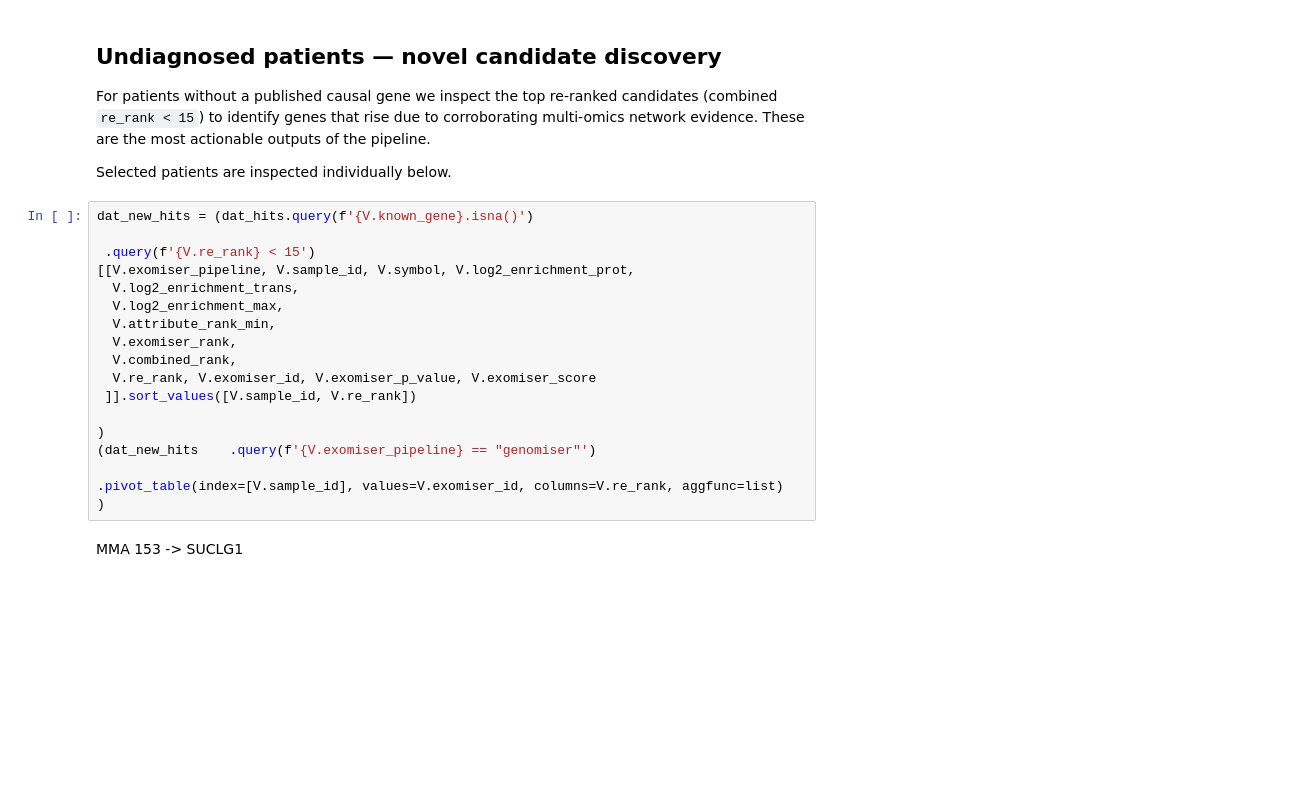
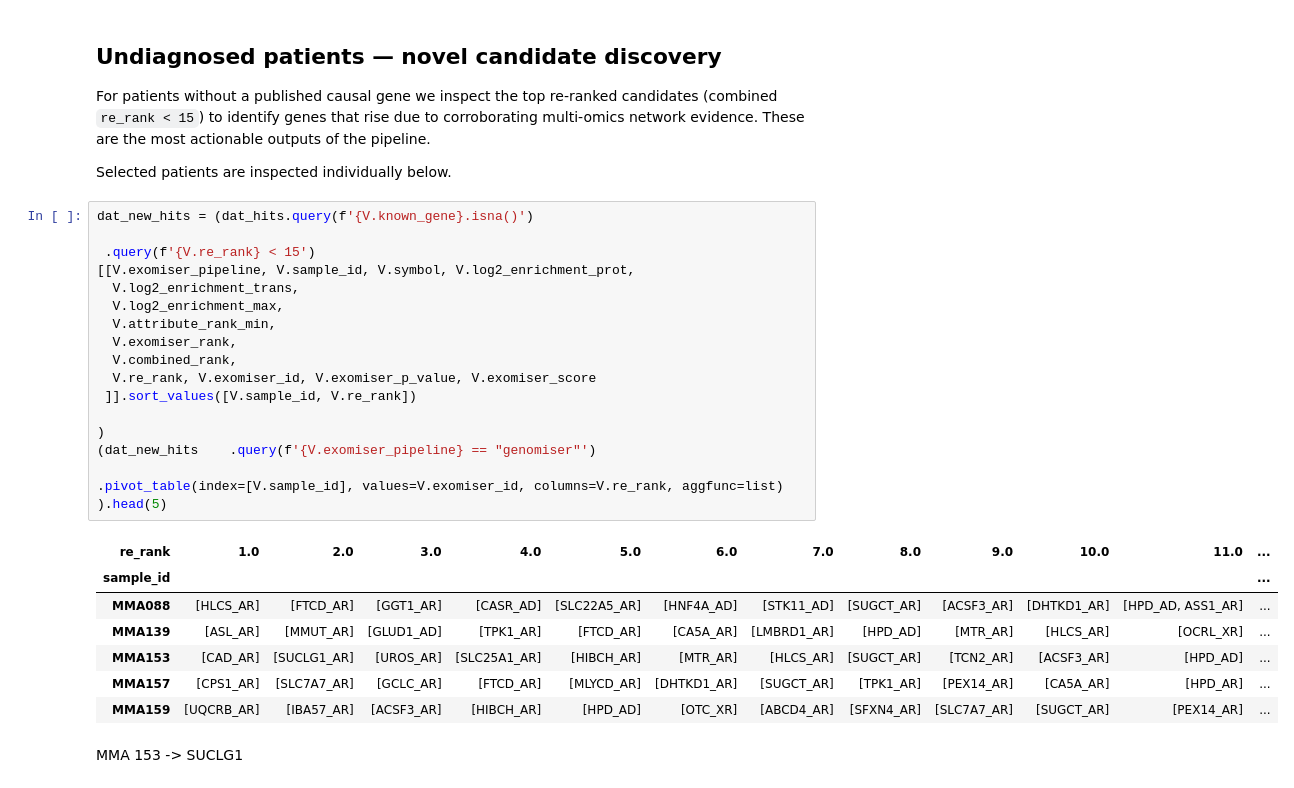
Before and after one commit to napistu/napistu-scrapyard, a Jupyter notebook: applications/forny_2023/variant_reranking.ipynb, the cells around one changed output. Saved outputs shown, nothing was run; the diff lists cells and outputs as text; blank space fills up the shorter version.

```diff
--- a/applications/forny_2023/variant_reranking.ipynb
+++ b/applications/forny_2023/variant_reranking.ipynb
@@ -464,21 +764,29 @@ Selected patients are inspected individually below.
 # %%
 dat_new_hits = (dat_hits.query(f'{V.known_gene}.isna()')
 
  .query(f'{V.re_rank} < 15')
 [[V.exomiser_pipeline, V.sample_id, V.symbol, V.log2_enrichment_prot,
   V.log2_enrichment_trans,
   V.log2_enrichment_max,
   V.attribute_rank_min,
   V.exomiser_rank,
   V.combined_rank,
   V.re_rank, V.exomiser_id, V.exomiser_p_value, V.exomiser_score
  ]].sort_values([V.sample_id, V.re_rank])
 
 )
 (dat_new_hits    .query(f'{V.exomiser_pipeline} == "genomiser"')
 
 .pivot_table(index=[V.sample_id], values=V.exomiser_id, columns=V.re_rank, aggfunc=list)
-)
+).head(5)
+# %% [output]
+| re_rank | 1.0 | 2.0 | 3.0 | 4.0 | 5.0 | 6.0 | 7.0 | 8.0 | 9.0 | 10.0 | 11.0 | ... |
+| sample_id |  |  |  |  |  |  |  |  |  |  |  | ... |
+| MMA088 | [HLCS_AR] | [FTCD_AR] | [GGT1_AR] | [CASR_AD] | [SLC22A5_AR] | [HNF4A_AD] | [STK11_AD] | [SUGCT_AR] | [ACSF3_AR] | [DHTKD1_AR] | [HPD_AD, ASS1_AR] | ... |
+| MMA139 | [ASL_AR] | [MMUT_AR] | [GLUD1_AD] | [TPK1_AR] | [FTCD_AR] | [CA5A_AR] | [LMBRD1_AR] | [HPD_AD] | [MTR_AR] | [HLCS_AR] | [OCRL_XR] | ... |
+| MMA153 | [CAD_AR] | [SUCLG1_AR] | [UROS_AR] | [SLC25A1_AR] | [HIBCH_AR] | [MTR_AR] | [HLCS_AR] | [SUGCT_AR] | [TCN2_AR] | [ACSF3_AR] | [HPD_AD] | ... |
+| MMA157 | [CPS1_AR] | [SLC7A7_AR] | [GCLC_AR] | [FTCD_AR] | [MLYCD_AR] | [DHTKD1_AR] | [SUGCT_AR] | [TPK1_AR] | [PEX14_AR] | [CA5A_AR] | [HPD_AR] | ... |
+| MMA159 | [UQCRB_AR] | [IBA57_AR] | [ACSF3_AR] | [HIBCH_AR] | [HPD_AD] | [OTC_XR] | [ABCD4_AR] | [SFXN4_AR] | [SLC7A7_AR] | [SUGCT_AR] | [PEX14_AR] | ... |
 # %% [markdown]
 MMA 153 -> SUCLG1
 # %%
```
Also changed, not shown: parts of 38 cells of this notebook, 1 other file.
